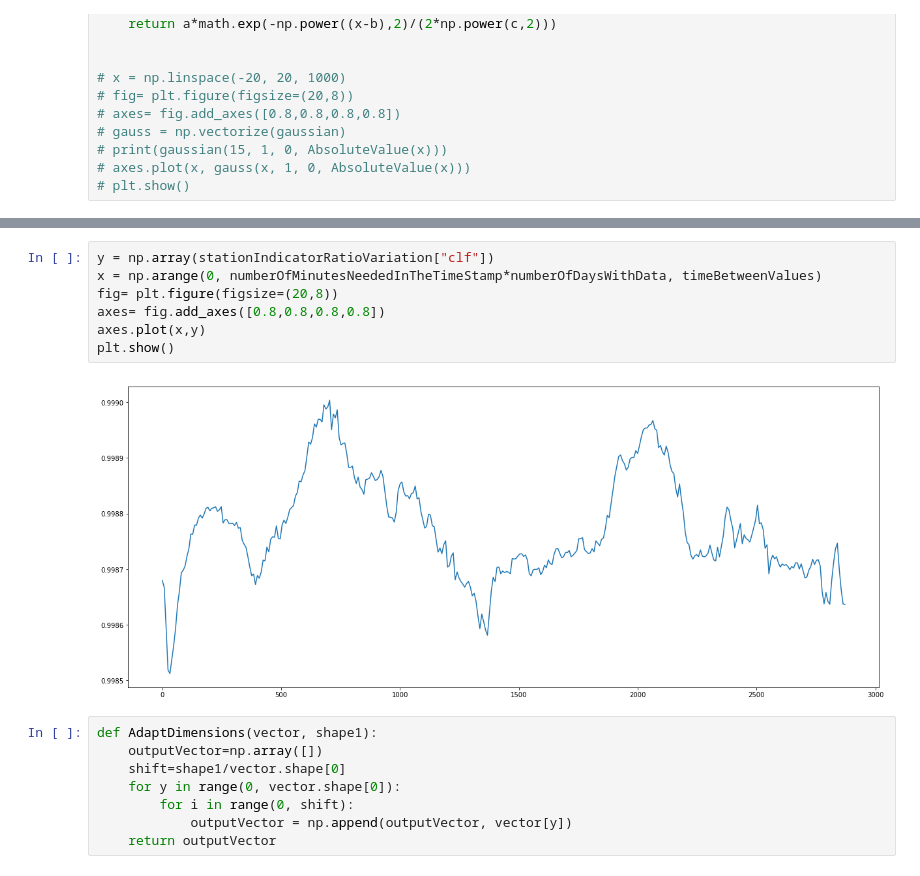
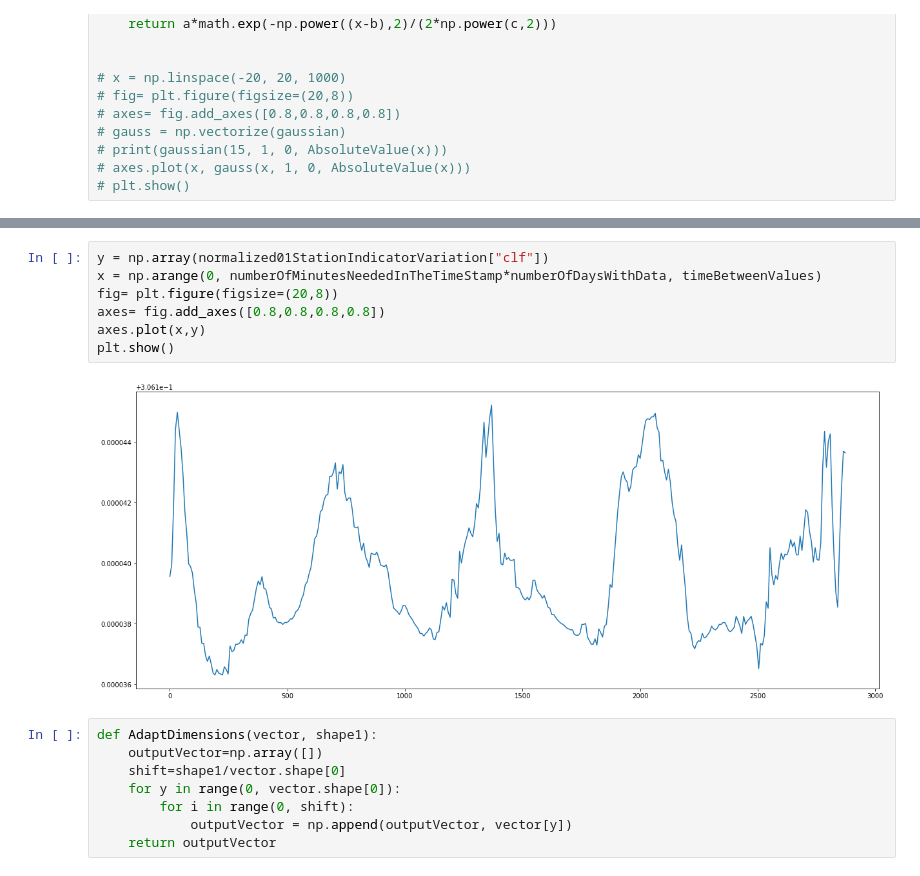
Before and after one commit to Pierre-LaurentC/IonosphericSignalRecontruction, a Jupyter notebook: SignalReconstruction.ipynb, the cells around one changed output, grey strips where cells are left out. Cells and saved outputs as stored; diff of their text form.

```diff
--- a/SignalReconstruction.ipynb
+++ b/SignalReconstruction.ipynb
@@ -220,14 +222,14 @@ def ManuallyNormalizeData01():
 # NormalizeData01()
 ManuallyNormalizeData01()
 # %%
-y = np.array(stationIndicatorRatioVariation["clf"])
+y = np.array(normalized01StationIndicatorVariation["clf"])
 x = np.arange(0, numberOfMinutesNeededInTheTimeStamp*numberOfDaysWithData, timeBetweenValues)
 fig= plt.figure(figsize=(20,8))
 axes= fig.add_axes([0.8,0.8,0.8,0.8])
 axes.plot(x,y)
 plt.show()
 # %% [output]
-[figure, old version]
+[figure, new version]
 # %%
 def AdaptDimensions(vector, shape1):
     outputVector=np.array([])
```
Also changed, not shown: parts of 19 cells of this notebook, 1 other file.
